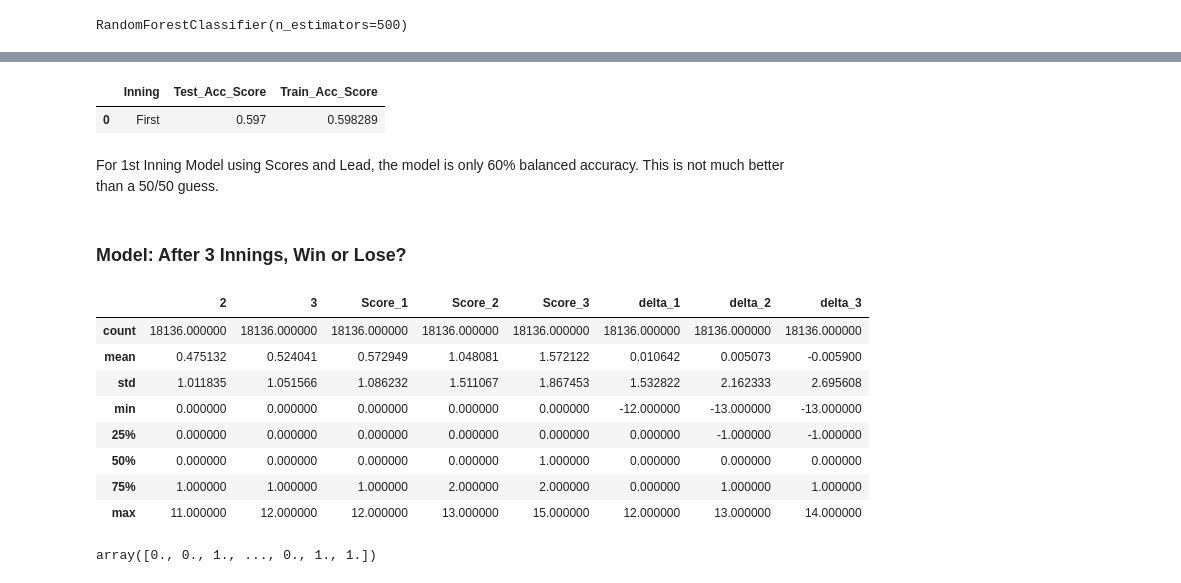
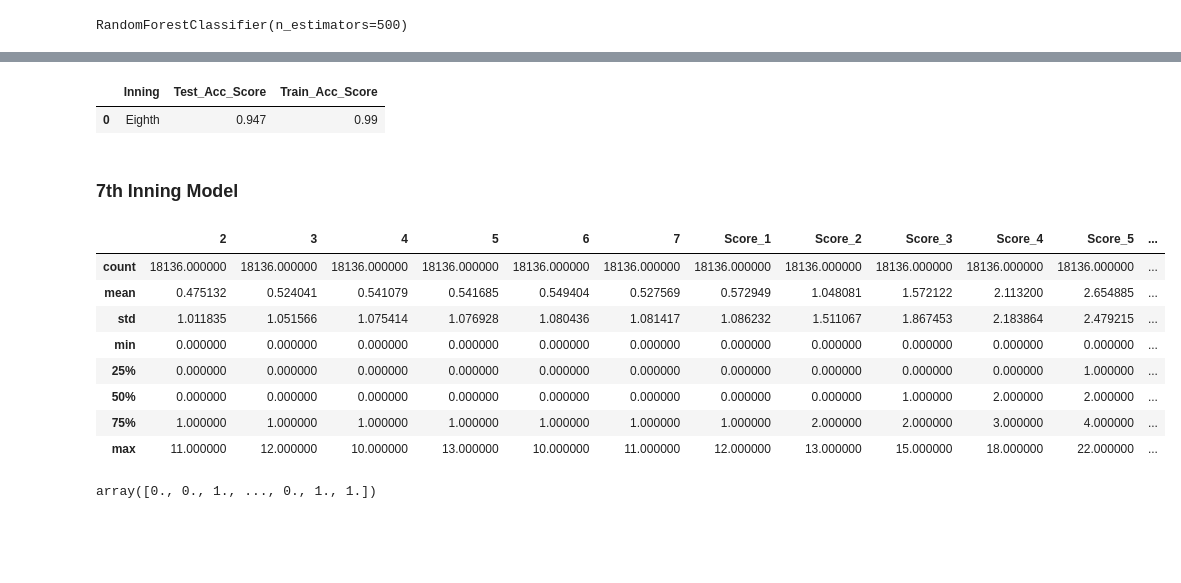
Before and after one commit to azcafriz13/Project_2_Drafts, a Jupyter notebook: Baseball_Game_Scores_Model.ipynb, the cells around one changed output, grey strips where cells are left out. Drawn from its saved outputs; the diff is of its cells as text; code cells hidden in the pictures; blank space fills up the shorter version.

```diff
--- a/Baseball_Game_Scores_Model.ipynb
+++ b/Baseball_Game_Scores_Model.ipynb
@@ -785,40 +1024,32 @@ importances_sorted
 # %%
-# Save Accuracy Scores
+# Create Dataframe to Save Model Accuracy Scores
 df_accuracy_scores = pd.DataFrame(columns=('Inning','Test_Acc_Score','Train_Acc_Score'))
-row_1 = {'Inning': 'First','Test_Acc_Score': bas_test, 'Train_Acc_Score': bas_train}
-df_accuracy_scores = df_accuracy_scores._append(row_1, ignore_index = True)
-#df_acc_scores_1
-#df_accuracy_scores = df_accuracy_scores.append(new_row, ignore_index=True)
+row_append = {'Inning': 'Eighth','Test_Acc_Score': bas_test_8th, 'Train_Acc_Score': bas_train_8th}
+df_accuracy_scores = df_accuracy_scores._append(row_append, ignore_index = True)
 display(df_accuracy_scores)
 # %% [output]
 |  | Inning | Test_Acc_Score | Train_Acc_Score |
-| 0 | First | 0.597 | 0.598289 |
+| 0 | Eighth | 0.947 | 0.99 |
-# %% [markdown]
-For 1st Inning Model using Scores and Lead, the model is only 60% balanced
-accuracy.  This is not much better than a 50/50 guess.
-# %% [markdown]
-### Model:  After 3 Innings, Win or Lose?
+# %% [markdown]
+### 7th Inning Model
 # %%
 # Setup X and y.
-columns_to_drop = ['4','5','6','7','8','9','W-L','Score_4',
-    'Score_5', 'Score_6', 'Score_7','Score_8','Score_9','delta_4',
-    'delta_5', 'delta_6', 'delta_7', 'delta_8', 'delta_9']
+columns_to_drop = ['8', '9', 'W-L','Score_8', 'Score_9','delta_8', 'delta_9']
 X = df_scores.drop(columns= columns_to_drop, axis=1)
 y = df_scores['W-L'].values.reshape(-1,1)
-
 # Split the data into training and testing sets
 X_train, X_test, y_train, y_test = train_test_split(X, y, random_state=13)
-X_train.describe()
+display(X_train.describe())
 # %% [output]
-|  | 2 | 3 | Score_1 | Score_2 | Score_3 | delta_1 | delta_2 | delta_3 |
-| count | 18136.000000 | 18136.000000 | 18136.000000 | 18136.000000 | 18136.000000 | 18136.000000 | 18136.000000 | 18136.000000 |
-| mean | 0.475132 | 0.524041 | 0.572949 | 1.048081 | 1.572122 | 0.010642 | 0.005073 | -0.005900 |
-| std | 1.011835 | 1.051566 | 1.086232 | 1.511067 | 1.867453 | 1.532822 | 2.162333 | 2.695608 |
-| min | 0.000000 | 0.000000 | 0.000000 | 0.000000 | 0.000000 | -12.000000 | -13.000000 | -13.000000 |
-| 25% | 0.000000 | 0.000000 | 0.000000 | 0.000000 | 0.000000 | 0.000000 | -1.000000 | -1.000000 |
-| 50% | 0.000000 | 0.000000 | 0.000000 | 0.000000 | 1.000000 | 0.000000 | 0.000000 | 0.000000 |
-| 75% | 1.000000 | 1.000000 | 1.000000 | 2.000000 | 2.000000 | 0.000000 | 1.000000 | 1.000000 |
-| max | 11.000000 | 12.000000 | 12.000000 | 13.000000 | 15.000000 | 12.000000 | 13.000000 | 14.000000 |
+|  | 2 | 3 | 4 | 5 | 6 | 7 | Score_1 | Score_2 | Score_3 | Score_4 | Score_5 | ... |
+| count | 18136.000000 | 18136.000000 | 18136.000000 | 18136.000000 | 18136.000000 | 18136.000000 | 18136.000000 | 18136.000000 | 18136.000000 | 18136.000000 | 18136.000000 | ... |
+| mean | 0.475132 | 0.524041 | 0.541079 | 0.541685 | 0.549404 | 0.527569 | 0.572949 | 1.048081 | 1.572122 | 2.113200 | 2.654885 | ... |
+| std | 1.011835 | 1.051566 | 1.075414 | 1.076928 | 1.080436 | 1.081417 | 1.086232 | 1.511067 | 1.867453 | 2.183864 | 2.479215 | ... |
+| min | 0.000000 | 0.000000 | 0.000000 | 0.000000 | 0.000000 | 0.000000 | 0.000000 | 0.000000 | 0.000000 | 0.000000 | 0.000000 | ... |
+| 25% | 0.000000 | 0.000000 | 0.000000 | 0.000000 | 0.000000 | 0.000000 | 0.000000 | 0.000000 | 0.000000 | 0.000000 | 1.000000 | ... |
+| 50% | 0.000000 | 0.000000 | 0.000000 | 0.000000 | 0.000000 | 0.000000 | 0.000000 | 0.000000 | 1.000000 | 2.000000 | 2.000000 | ... |
+| 75% | 1.000000 | 1.000000 | 1.000000 | 1.000000 | 1.000000 | 1.000000 | 1.000000 | 2.000000 | 2.000000 | 3.000000 | 4.000000 | ... |
+| max | 11.000000 | 12.000000 | 10.000000 | 13.000000 | 10.000000 | 11.000000 | 12.000000 | 13.000000 | 15.000000 | 18.000000 | 22.000000 | ... |
 # %%
 # Create a OneHotEncoder for Win-Loss Column
 encode_y = OneHotEncoder(drop='first', sparse_output=False)
```
Also changed, not shown: parts of 49 cells of this notebook.
